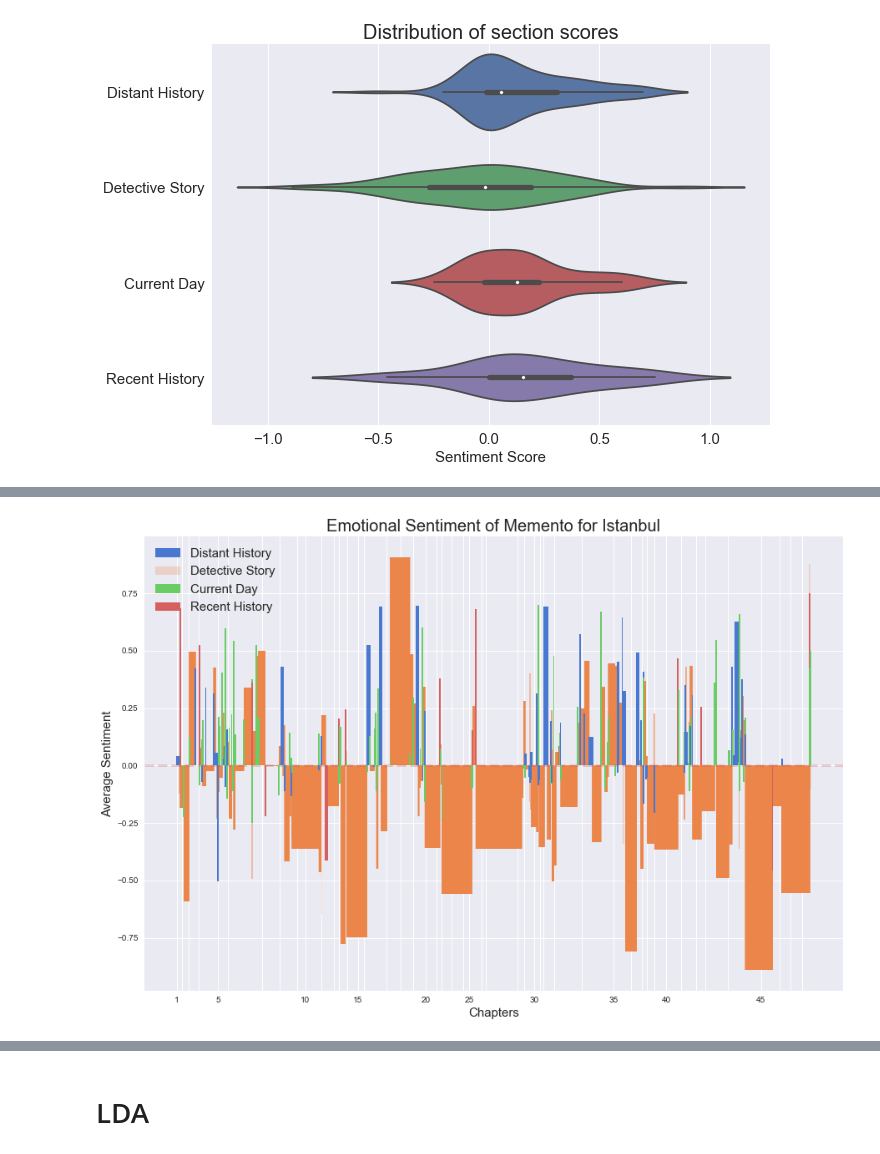
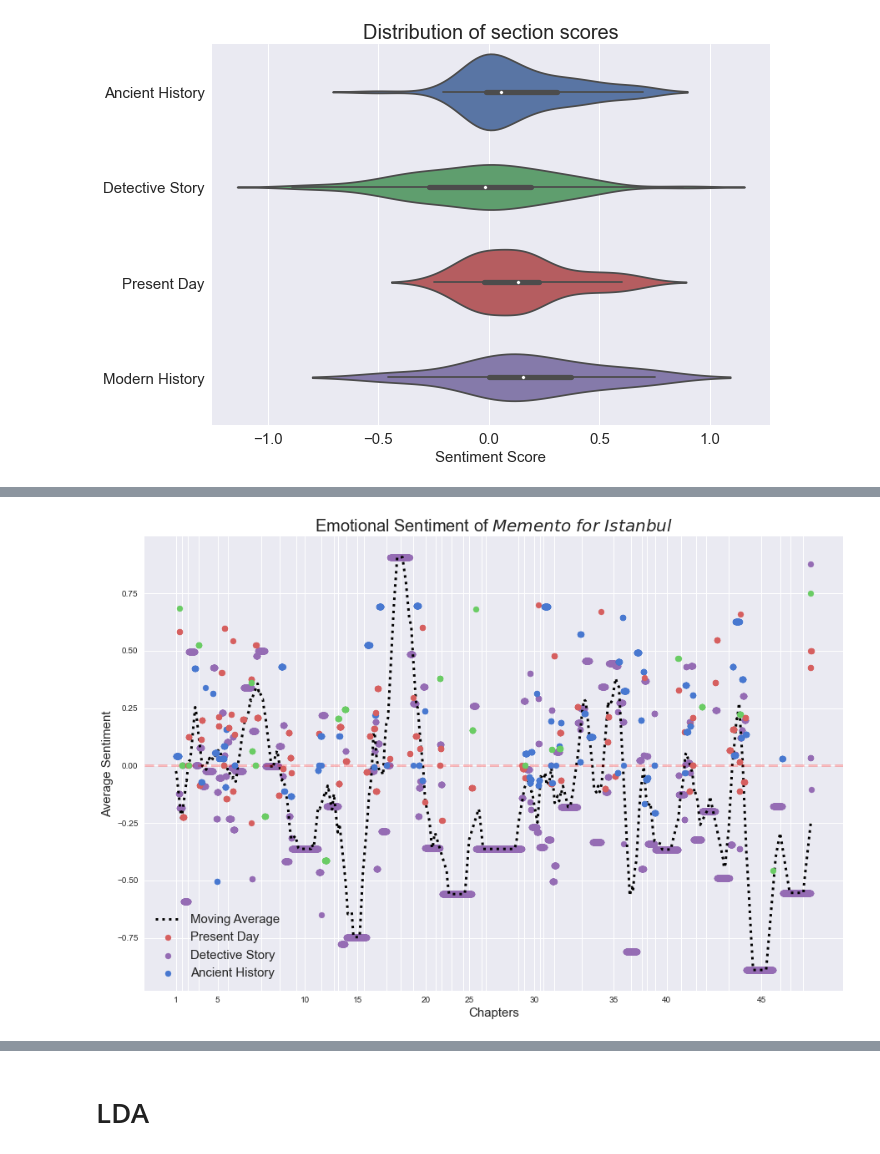
Before and after one commit to raffg/memento_for_istanbul, a Jupyter notebook: sentiment_analysis.ipynb, the cells around one changed output, grey strips where cells are left out. Drawn from its saved outputs; the diff is of its cells as text; code cells hidden in the pictures.

```diff
--- a/sentiment_analysis.ipynb
+++ b/sentiment_analysis.ipynb
@@ -27,9 +27,9 @@ for filename in os.listdir('text'):
     try:
         matches = re.search(r'([0-9]*)_([a-z]*)_', filename)
         position = int(matches[1])
-        period = matches[2].replace('distant', 'Distant History')\
-                           .replace('recent', 'Recent History')\
-                           .replace('current', 'Current Day')\
+        period = matches[2].replace('distant', 'Ancient History')\
+                           .replace('recent', 'Modern History')\
+                           .replace('current', 'Present Day')\
                            .replace('detectivestory', 'Detective Story')
         doc = docx.Document('text/{}'.format(filename))
         text = '\n\n'.join(paragraph.text for paragraph in doc.paragraphs)
@@ -163,47 +234,48 @@ def movingaverage(interval, window_size):
 # %%
 length = sum([section[3] for section in novel])
 x = np.linspace(0, length - 1, num=length)
 y = [item for sublist in [[section[4]['compound']] * section[3] for section in novel] for item in sublist]
 
-legend_items = {'Distant History': False, 'Detective Story': False, 'Current Day': False, 'Recent History': False}
+legend_items = {'Ancient History': False, 'Modern History': False, 'Present Day': False, 'Detective Story': False}
 
 plt.figure(figsize=(15, 10))
 
 # for chapter in chapter_breaks:
 #     plt.axvline(x=chapter, ymin=0.01, ymax=.125, alpha=.5, color='k', linestyle='-', linewidth=1, zorder=1)
 
 for section in book_indices:
     if legend_items[book_indices[section][2]]:
         label = ''
     else:
         label = book_indices[section][2]
         legend_items[book_indices[section][2]] = True
-    if book_indices[section][2] == 'Distant History':
+
+    if book_indices[section][2] == 'Ancient History':
         color = '#4878d0'
         zorder=10
-        alpha=1
-    elif book_indices[section][2] == 'Detective Story':
-        color = '#ee854a'
-        zorder=1
-        alpha=.25
-    elif book_indices[section][2] == 'Current Day':
+    elif book_indices[section][2] == 'Modern History':
         color = '#6acc64'
         zorder=10
-        alpha=1
-    elif book_indices[section][2] == 'Recent History':
+    elif book_indices[section][2] == 'Present Day':
         color = '#d65f5f'
         zorder=10
-        alpha=1
-    plt.bar(x[book_indices[section][0]: book_indices[section][1]],
+    elif book_indices[section][2] == 'Detective Story':
+        color = '#956cb4'
+        zorder=1
+    plt.scatter(x[book_indices[section][0]: book_indices[section][1]],
              y[book_indices[section][0]: book_indices[section][1]],
-             label=label, color=color, alpha=alpha, width=25, zorder=zorder)
-# plt.plot(movingaverage(y, 10), color='k', linewidth=3, linestyle=':', label = 'Moving Average')
+             label=label, color=color, zorder=zorder)
+plt.plot(movingaverage(y, 250), color='k', linewidth=3, linestyle=':', label = 'Moving Average')
 plt.axhline(y=0, xmin=0, xmax=length, alpha=.25, color='r', linestyle='--', linewidth=3)
-plt.legend(loc='upper left', fontsize=15)
-plt.title('Emotional Sentiment of Memento for Istanbul', fontsize=20)
+
+handles, labels = plt.gca().get_legend_handles_labels()
+handles = [handles[0], handles[3], handles[2], handles[1]]
+labels = [labels[0], labels[3], labels[2], labels[1]]
+plt.legend(handles, labels, loc='lower left', fontsize=15)
+plt.title('Emotional Sentiment of $Memento\ for\ Istanbul$', fontsize=20)
 plt.xlabel('Chapters', fontsize=15)
 plt.xticks(ticks=chapter_breaks, labels=[element + 1 if element == 0 or (element + 1) % 5 == 0 else '' for element in range(len(chapter_breaks))])
 plt.ylabel('Average Sentiment', fontsize=15)
 plt.show()
 # %% [output]
-[figure, old version]
+[figure, new version]
```
Also changed, not shown: parts of 38 cells of this notebook.
